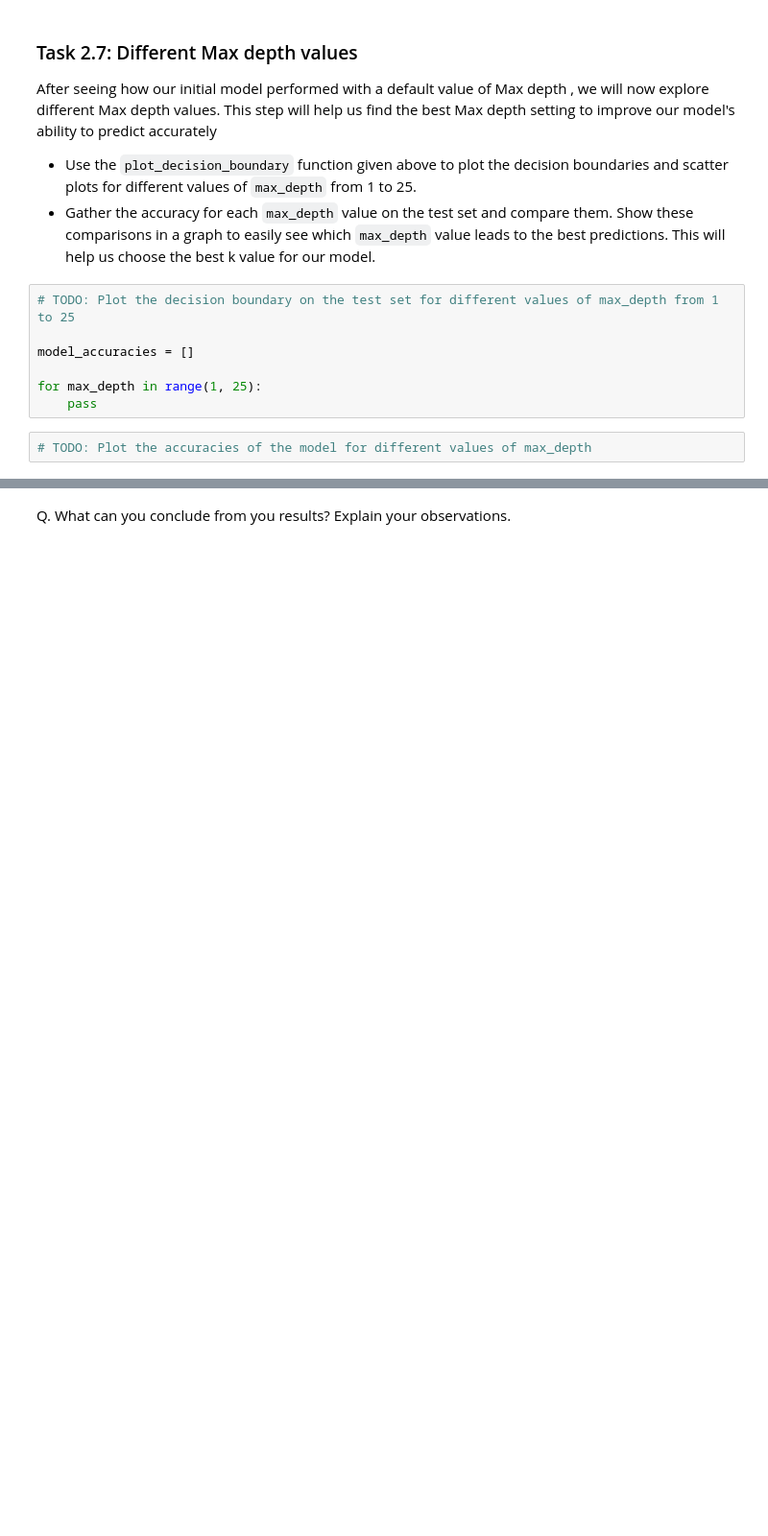
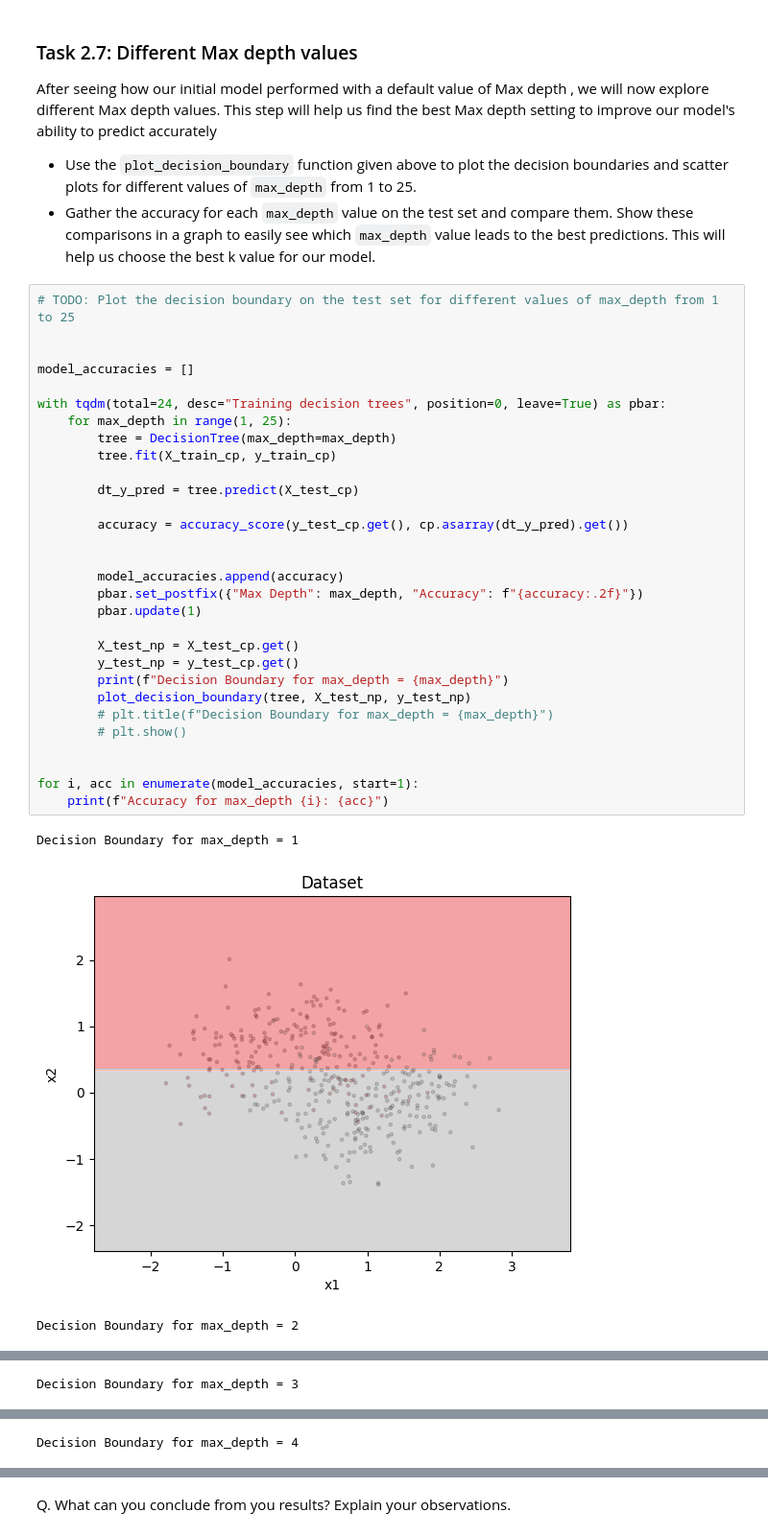
Before and after one commit to 27100340/ai-ml-pa2, a Jupyter notebook: Group(group_number)_S(section_number)_PA2.ipynb, the cells around one changed output, grey strips where cells are left out. Shown at 96% size. Drawn from its saved outputs; the diff is of its cells as text; blank space fills up the shorter version.

```diff
--- a/Group(group_number)_S(section_number)_PA2.ipynb
+++ b/Group(group_number)_S(section_number)_PA2.ipynb
@@ -1215,12 +1112,37 @@ After seeing how our initial model performed with a default value of Max depth ,
 
 - Use the `plot_decision_boundary` function given above to plot the decision boundaries and scatter plots for different values of `max_depth` from 1 to 25.
 - Gather the accuracy for each `max_depth` value on the test set and compare them. Show these comparisons in a graph to easily see which `max_depth` value leads to the best predictions. This will help us choose the best k value for our model.
-# %%
-# TODO: Plot the decision boundary on the test set for different values of max_depth from 1 to 25
-
-model_accuracies = []
-
-for max_depth in range(1, 25):
-    pass
-# %%
-# TODO: Plot the accuracies of the model for different values of max_depth
+# %%
+# TODO: Plot the decision boundary on the test set for different values of max_depth from 1 to 25
+
+
+model_accuracies = []
+
+with tqdm(total=24, desc="Training decision trees", position=0, leave=True) as pbar:
+    for max_depth in range(1, 25):
+        tree = DecisionTree(max_depth=max_depth)
+        tree.fit(X_train_cp, y_train_cp)
+
+        dt_y_pred = tree.predict(X_test_cp)
+
+        accuracy = accuracy_score(y_test_cp.get(), cp.asarray(dt_y_pred).get())
+
+
+        model_accuracies.append(accuracy)
+        pbar.set_postfix({"Max Depth": max_depth, "Accuracy": f"{accuracy:.2f}"})
+        pbar.update(1)
+
+        X_test_np = X_test_cp.get()
+        y_test_np = y_test_cp.get()
+        print(f"Decision Boundary for max_depth = {max_depth}")
+        plot_decision_boundary(tree, X_test_np, y_test_np)
+        # plt.title(f"Decision Boundary for max_depth = {max_depth}")
+        # plt.show()
+
+
+for i, acc in enumerate(model_accuracies, start=1):
+    print(f"Accuracy for max_depth {i}: {acc}")
+# %% [output]
+Decision Boundary for max_depth = 1
+[figure, added]
+Decision Boundary for max_depth = 2
@@ -1226,0 +1150 @@ for max_depth in range(1, 25):
+Decision Boundary for max_depth = 3
@@ -1226,0 +1152 @@ for max_depth in range(1, 25):
+Decision Boundary for max_depth = 4
```
Also changed, not shown: parts of 10 cells of this notebook.
